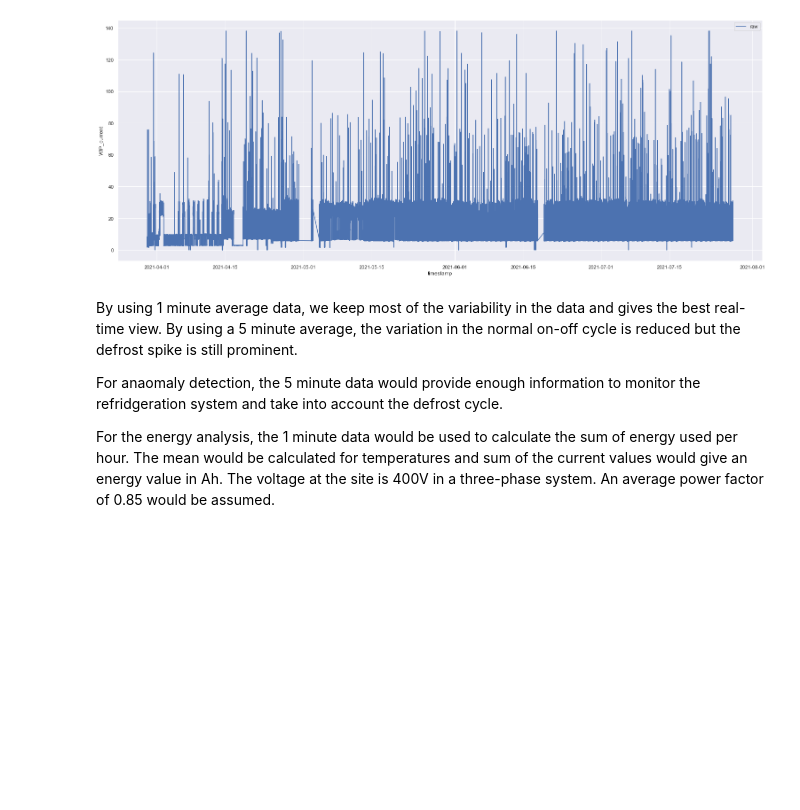
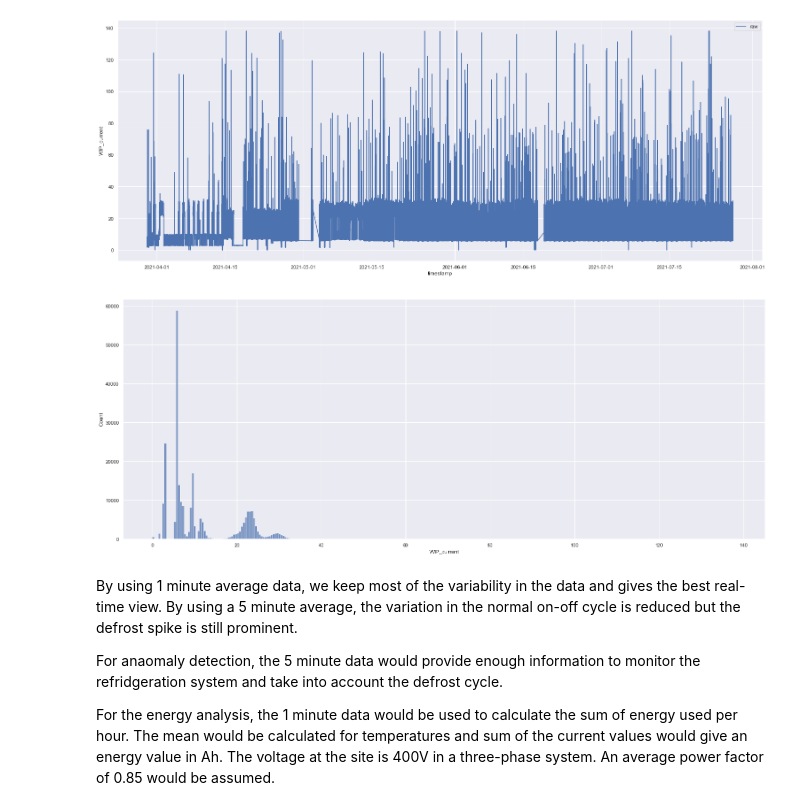
Before and after one commit to cnrd-dev/cheese-factory, a Jupyter notebook: notebooks/data-etl.ipynb, the cells around one changed output. Drawn from its saved outputs; the diff is of its cells as text; code cells hidden in the pictures; blank space fills up the shorter version.

```diff
--- a/notebooks/data-etl.ipynb
+++ b/notebooks/data-etl.ipynb
@@ -299,6 +299,10 @@ sns.lineplot(x=dfp_5min.index[filter_5min], y="WIP_temp", data=dfp_5min[filter_5
 sns.lineplot(x=dfp.index, y="WIP_current", data=dfp, label="raw");
 # %% [output]
 [figure]
+# %%
+sns.histplot(data=dfp, x="WIP_current");
+# %% [output]
+[figure, added]
 # %% [markdown]
 By using 1 minute average data, we keep most of the variability in the data and gives the best real-time view. By using a 5 minute average, the variation in the normal on-off cycle is reduced but the defrost spike is still prominent.
 
```
Also changed, not shown: parts of 5 cells of this notebook, 6 other files.
